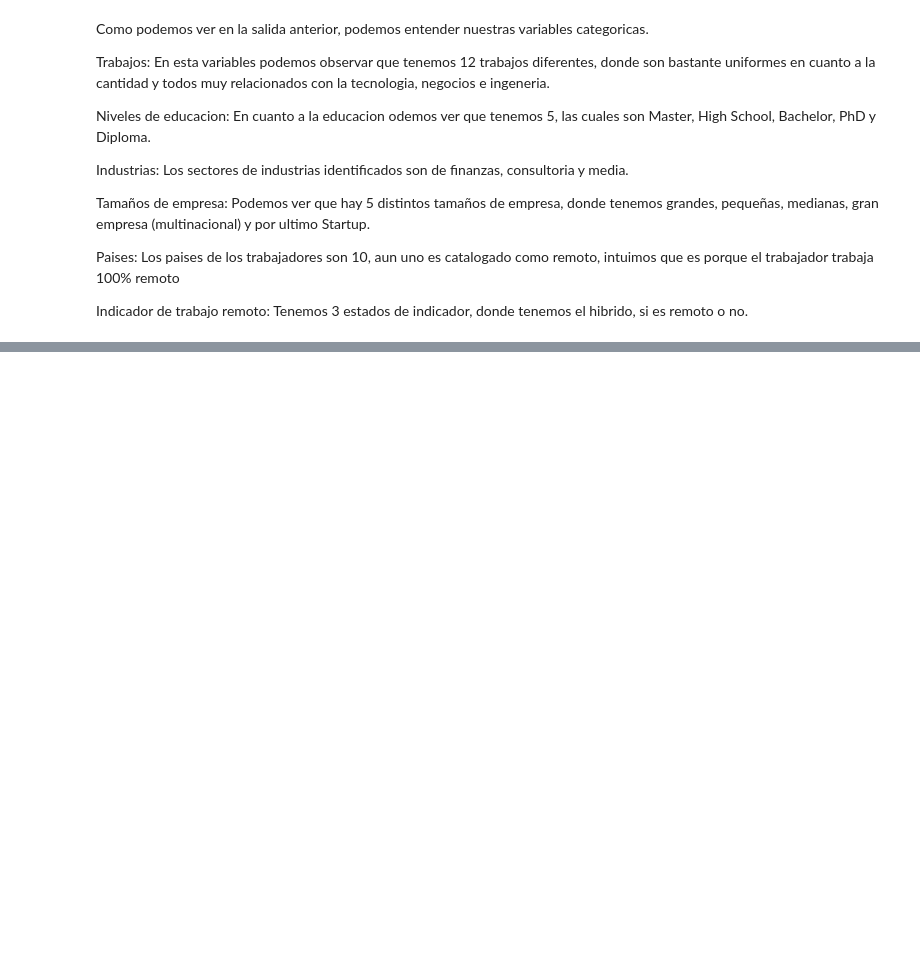
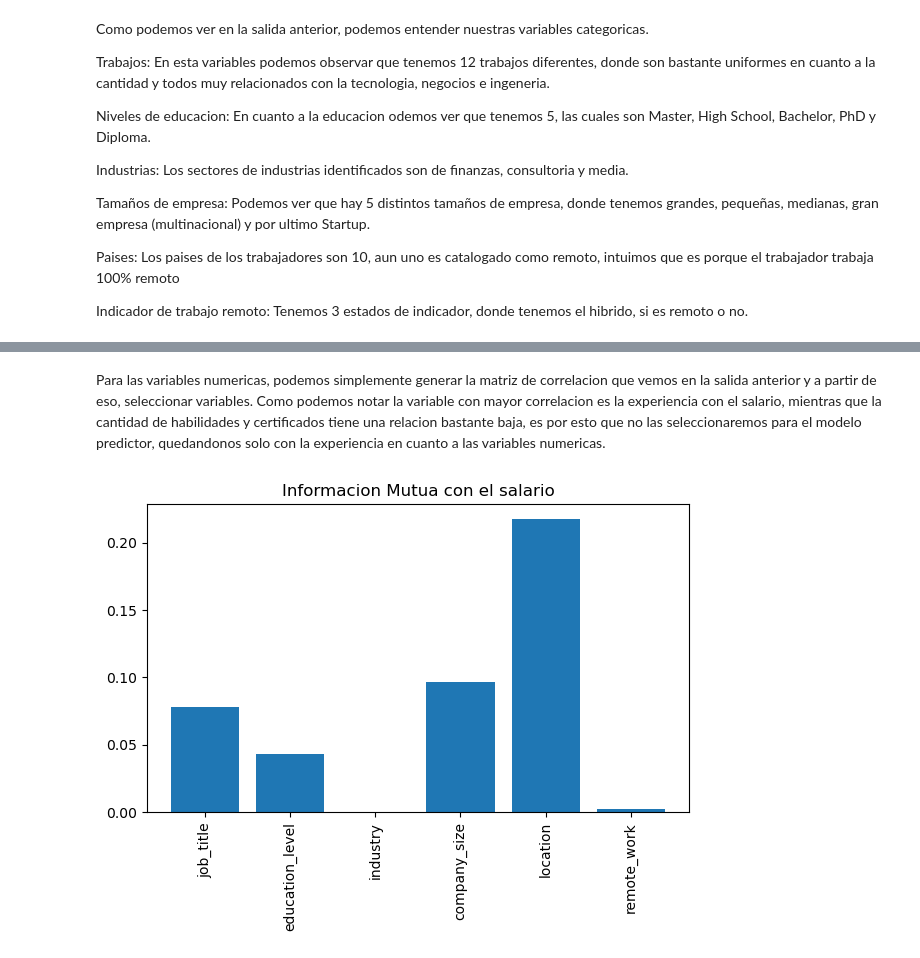
Before and after one commit to ThomasTg7/Proyecto_1_Intro_a_la_IA, a Jupyter notebook: main.ipynb, the cells around one changed output, grey strips where cells are left out. Cells and saved outputs as stored; diff of their text form; code cells hidden in the pictures; blank space fills up the shorter version.

```diff
--- a/main.ipynb
+++ b/main.ipynb
@@ -153,0 +169,20 @@ plt.show()
+# %% [markdown]
+Para las variables numericas, podemos simplemente generar la matriz de correlacion que vemos en la salida anterior y a partir de eso, seleccionar variables. Como podemos notar la variable con mayor correlacion es la experiencia con el salario, mientras que la cantidad de habilidades y certificados tiene una relacion bastante baja, es por esto que no las seleccionaremos para el modelo predictor, quedandonos solo con la experiencia en cuanto a las variables numericas.
+# %%
+from sklearn.feature_selection import mutual_info_regression
+from sklearn.preprocessing import LabelEncoder
+
+CAT_COLS = ["job_title", "education_level", "industry", "company_size", "location", "remote_work"]
+
+data_encoded = data.copy()
+for col in CAT_COLS:
+    data_encoded[col] = LabelEncoder().fit_transform(data_encoded[col])
+mi_scores = mutual_info_regression(data_encoded[CAT_COLS], data["salary"], random_state=SEMILLA)
+
+plt.figure(figsize=(7, 4))
+plt.bar(CAT_COLS, mi_scores)
+plt.title("Informacion Mutua con el salario")
+plt.xticks(rotation=90)
+plt.show()
+# %% [output]
+[figure, added]
```
Also changed, not shown: parts of 12 cells of this notebook.
